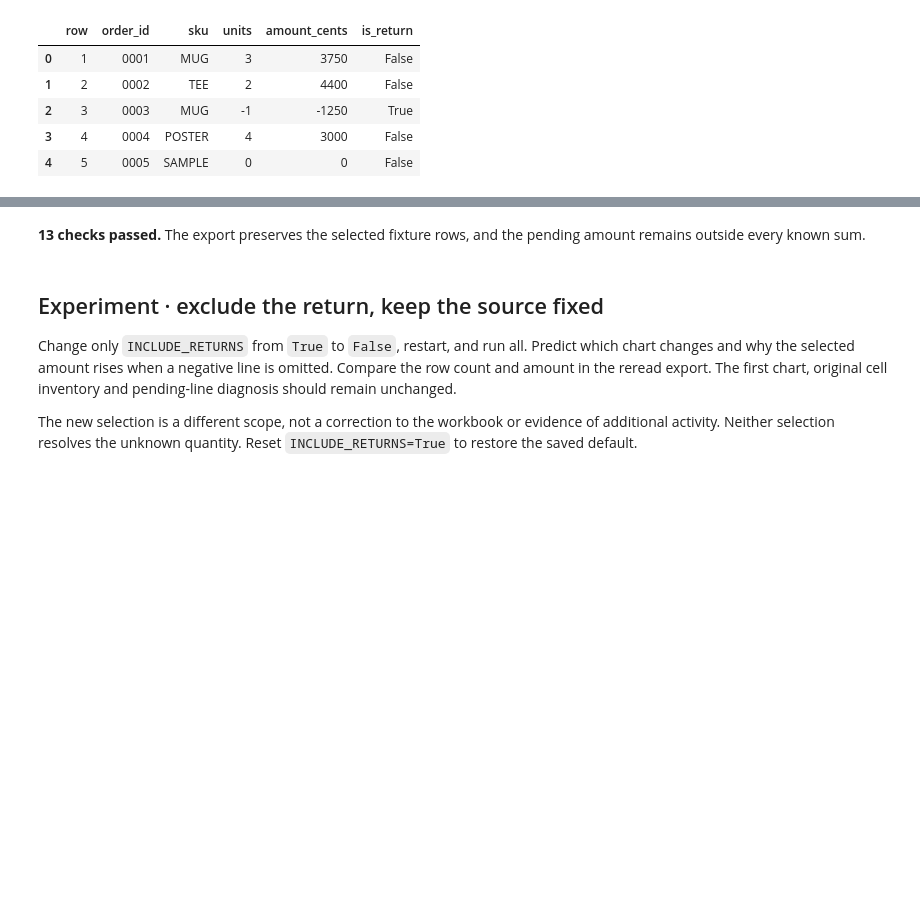
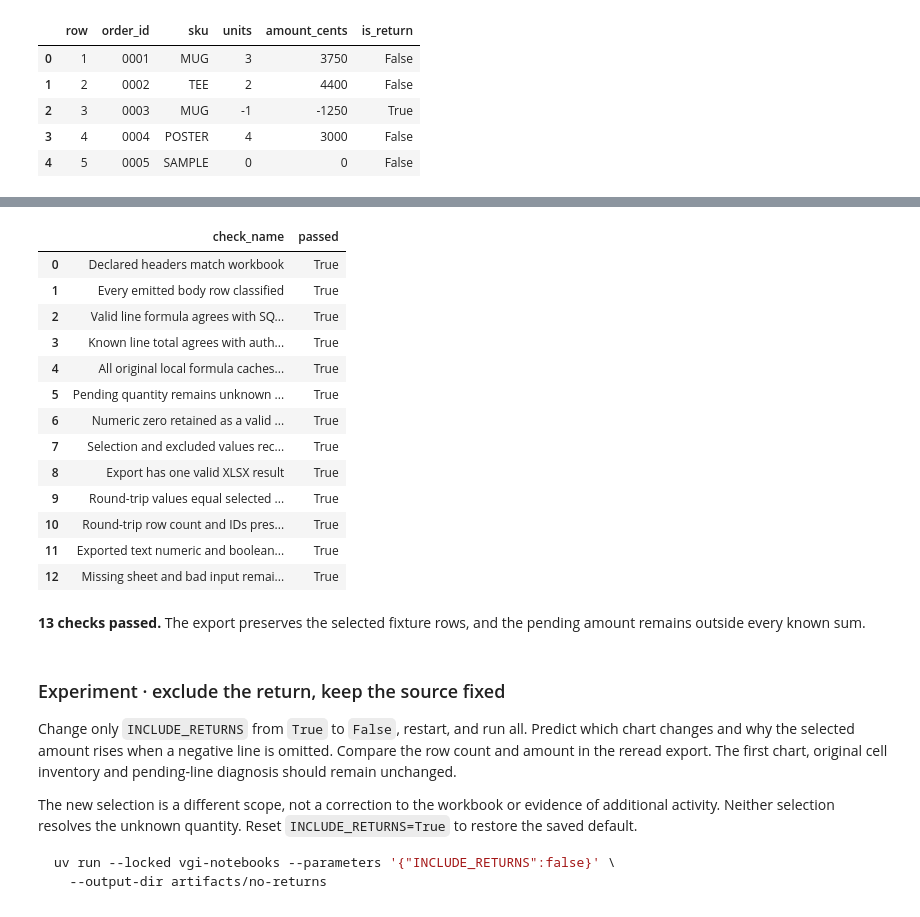
Before and after one commit to Query-farm/vgi-poi, a Jupyter notebook: notebooks/01_separate_spreadsheet_details_from_totals.ipynb, the cells around one changed output, grey strips where cells are left out. Cells and saved outputs as stored; diff of their text form; code cells hidden in the pictures; blank space fills up the shorter version.

````diff
--- a/notebooks/01_separate_spreadsheet_details_from_totals.ipynb
+++ b/notebooks/01_separate_spreadsheet_details_from_totals.ipynb
@@ -429,14 +387,29 @@ UNION ALL SELECT 'Exported text numeric and boolean cell types preserved',
 UNION ALL SELECT 'Missing sheet and bad input remain distinct',
  (SELECT count(*)=2 AND sum(cell_rows)=0 AND count(detected_format)=1 FROM input_diagnostics);
 # %%
+display(checks)
 assert checks.passed.all(), checks.loc[~checks.passed].to_dict("records")
 prose(
     f"**{len(checks)} checks passed.** The export preserves the selected fixture rows, and the pending amount remains outside every known sum."
 )
 # %% [output]
+|  | check_name | passed |
+| 0 | Declared headers match workbook | True |
+| 1 | Every emitted body row classified | True |
+| 2 | Valid line formula agrees with SQ... | True |
+| 3 | Known line total agrees with auth... | True |
+| 4 | All original local formula caches... | True |
+| 5 | Pending quantity remains unknown ... | True |
+| 6 | Numeric zero retained as a valid ... | True |
+| 7 | Selection and excluded values rec... | True |
+| 8 | Export has one valid XLSX result | True |
+| 9 | Round-trip values equal selected ... | True |
+| 10 | Round-trip row count and IDs pres... | True |
+| 11 | Exported text numeric and boolean... | True |
+| 12 | Missing sheet and bad input remai... | True |
 **13 checks passed.** The export preserves the selected fixture rows, and the pending amount remains outside every known sum.
 # %% [markdown]
-## Experiment · exclude the return, keep the source fixed
+### Experiment · exclude the return, keep the source fixed
 
 Change only `INCLUDE_RETURNS` from `True` to `False`, restart, and run all. Predict
 which chart changes and why the selected amount rises when a negative line is omitted.
@@ -446,4 +419,9 @@ inventory and pending-line diagnosis should remain unchanged.
 The new selection is a different scope, not a correction to the workbook or evidence
 of additional activity. Neither selection resolves the unknown quantity. Reset
 `INCLUDE_RETURNS=True` to restore the saved default.
+
+```sh
+uv run --locked vgi-notebooks --parameters '{"INCLUDE_RETURNS":false}' \
+  --output-dir artifacts/no-returns
+```
 # %%
````
Also changed, not shown: parts of 22 cells of this notebook, 12 other files.
